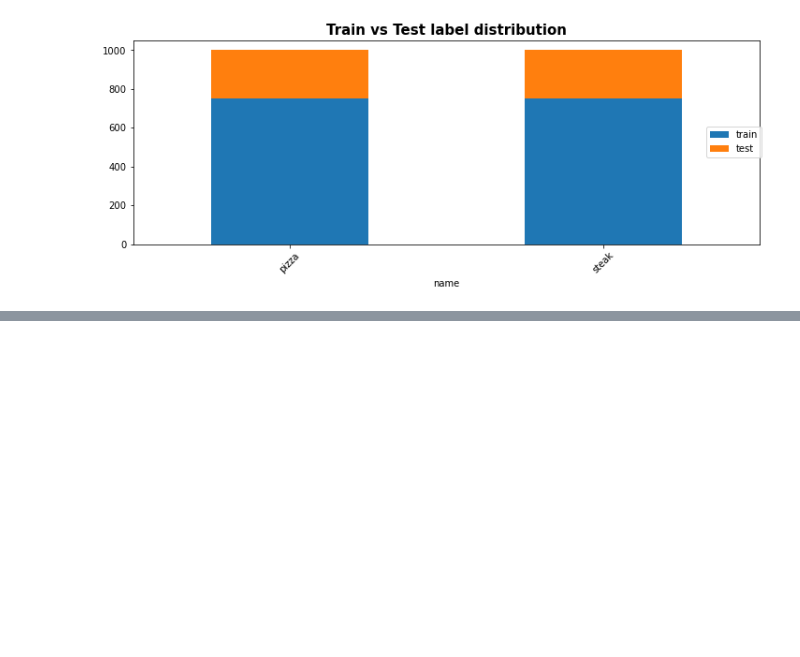
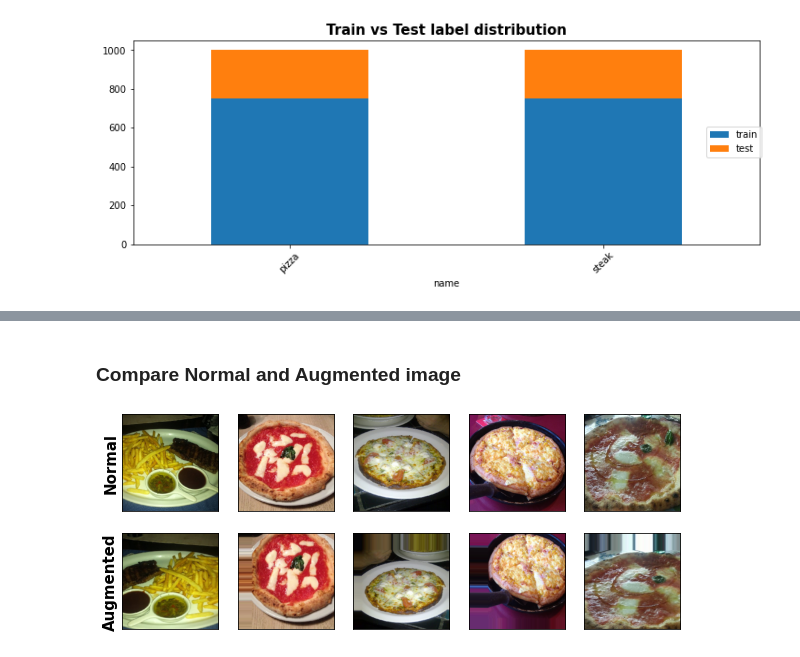
Before and after one commit to abhi8893/tensorflow-deep-learning-mrdbourke, a Jupyter notebook: notebooks/03A-Pizza-Steak-Image-Classification.ipynb, the cells around one changed output, grey strips where cells are left out. Cells and saved outputs as stored; diff of their text form; code cells hidden in the pictures; blank space fills up the shorter version.

```diff
--- a/notebooks/03A-Pizza-Steak-Image-Classification.ipynb
+++ b/notebooks/03A-Pizza-Steak-Image-Classification.ipynb
@@ -67,0 +466,18 @@ batch = next(datagen)
+# %%
+# Train: Augmented
+train_datagen_aug = ImageDataGenerator(
+    rescale=1/255.0,
+    rotation_range=0.2, # rotate the image slightly
+    shear_range=0.2, # shear the image
+    zoom_range=0.2, # zoom into the image
+    width_shift_range=0.2, # shift the image width ways
+    height_shift_range=0.2, # shift the image height ways
+    horizontal_flip=True, # flip the image on the horizontal axis
+    validation_split=0.2)
+
+
+# Train: Create another with no augmentation just scaling
+train_datagen = ImageDataGenerator(rescale=1/255.0, validation_split=0.2)
+
+# Test datagen (No augmentation)
+test_datagen = ImageDataGenerator(rescale=1/255.0)
@@ -67,0 +486,3 @@ batch = next(datagen)
+# %%
+train_dir = imgdir.train['dir']
+test_dir = imgdir.test['dir']
@@ -67,0 +528,5 @@ batch = next(datagen)
+# %% [markdown]
+### Compare Normal and Augmented image
+# %%
+images, label = train_data.next()
+images_aug, label_aug = train_data_aug.next() # label_aug is same as label
@@ -67,0 +535,19 @@ batch = next(datagen)
+# %%
+n_each = 5
+fig = plt.figure(figsize=(n_each*2, 2*2))
+gs = GridSpec(2, n_each)
+
+k = 0
+for i in range(5):
+    for j, img in zip(range(2), [images[k], images_aug[k]]):
+        ax = plt.subplot(gs[j, i])
+        ax.set_xticks([])
+        ax.set_yticks([])
+
+        ax.imshow(img)
+        k += 1
+
+plt.subplot(gs[0, 0]).set_ylabel('Normal', fontdict=dict(weight='bold', size=15))
+plt.subplot(gs[1, 0]).set_ylabel('Augmented', fontdict=dict(weight='bold', size=15));
+# %% [output]
+[figure, added]
```
Also changed, not shown: parts of 73 cells of this notebook.
